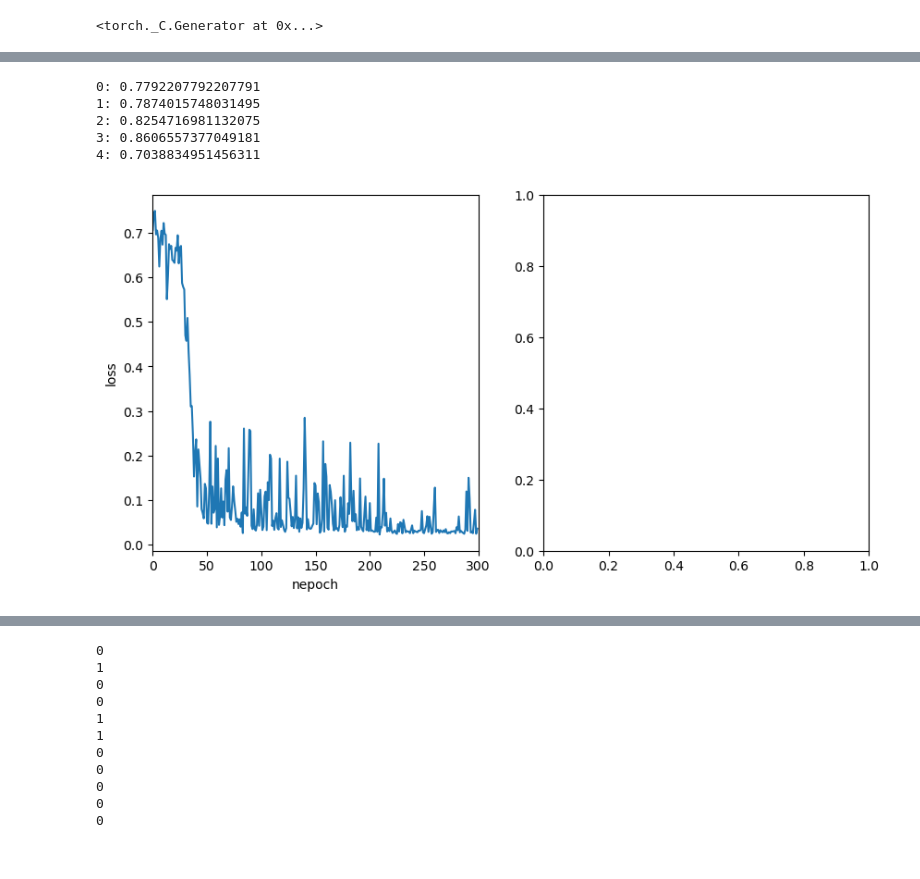
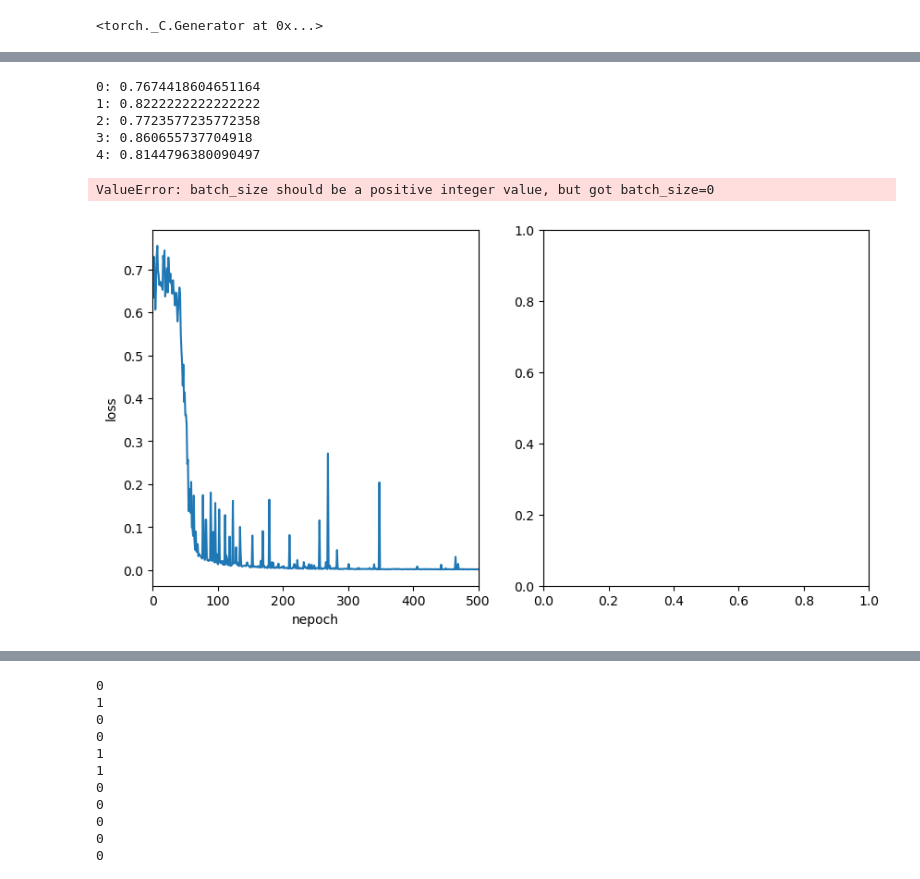
Before and after one commit to GardevoirX/CNS_drug_screening, a Jupyter notebook: develop.ipynb, the cells around one changed output, grey strips where cells are left out. Saved outputs shown, nothing was run; the diff lists cells and outputs as text; code cells hidden in the pictures.

```diff
--- a/develop.ipynb
+++ b/develop.ipynb
@@ -60,5 +60,5 @@ Now the shape is torch.Size([700, 2381])
 # %%
-total_epoch = 150
+total_epoch = 500
 for fold, (train_idx, val_idx) in enumerate(
     KFold(n_splits=5, shuffle=True).split(whole_dataset)
 ):
@@ -66,16 +66,19 @@ for fold, (train_idx, val_idx) in enumerate(
     fold_train_loader = DataLoader(fold_train, batch_size=32)
     fold_val = whole_dataset[val_idx]
     model = nn.Sequential(
-        nn.Linear(nfeatures, 2048),
+        nn.Linear(nfeatures, 3072),
+        nn.LayerNorm(3072),
+        nn.ReLU(),
+        nn.Dropout(0.8),
+        nn.Linear(3072, 2048),
         nn.LayerNorm(2048),
         nn.ReLU(),
-        nn.Dropout(0.8),
+        nn.Dropout(0.6),
         nn.Linear(2048, 1024),
         nn.LayerNorm(1024),
         nn.ReLU(),
         nn.Dropout(0.4),
         nn.Linear(1024, 512),
-        nn.LayerNorm(512),
         nn.ReLU(),
         nn.Dropout(0.4),
         nn.Linear(512, 128),
@@ -88,7 +91,7 @@ for fold, (train_idx, val_idx) in enumerate(
     model.to(device)
     loss_fn = nn.BCELoss()
     loss_fn.to(device)
-    optimizer = torch.optim.Adam(model.parameters(), lr=1e-4, weight_decay=1e-1)
+    optimizer = torch.optim.Adam(model.parameters(), lr=1e-4, weight_decay=1e-3)
     # scheduler = CosineAnnealingLR(optimizer, 50, eta_min=1e-20)
     scheduler = OneCycleLR(optimizer, max_lr=1e-4, epochs=total_epoch, steps_per_epoch=int(700 * 0.8 / 32) + 1, final_div_factor=1e6)
     model = train_mlp(model, loss_fn, optimizer, scheduler, fold_train_loader, total_epoch=total_epoch)
@@ -99,11 +102,11 @@ for fold, (train_idx, val_idx) in enumerate(
     y_pred[y_pred <= 0.5] = 0.
     print(f"{fold}: {fbeta_score(y_pred.detach().cpu().numpy(), fold_val[1], beta=2)}")
 # %% [output]
-0: 0.7792207792207791
-1: 0.7874015748031495
-2: 0.8254716981132075
-3: 0.8606557377049181
-4: 0.7038834951456311
+0: 0.7674418604651164
+1: 0.8222222222222222
+2: 0.7723577235772358
+3: 0.860655737704918
+4: 0.8144796380090497
 # %%
 train, validation = random_split(
     whole_dataset,
@@ -112,24 +115,30 @@ train, validation = random_split(
 )
 batch_size = 32
 train_loader = DataLoader(train, batch_size=batch_size)
-#validation_loader = DataLoader(validation, batch_size=len(validation))
+validation_loader = DataLoader(validation, batch_size=len(validation))
+# %% [output]
+ValueError: batch_size should be a positive integer value, but got batch_size=0
 # %%
 model = nn.Sequential(
-    nn.Linear(nfeatures, 2048),
+    nn.Linear(nfeatures, 3072),
+    nn.LayerNorm(3072),
+    nn.ReLU(),
+    nn.Dropout(0.8),
+    nn.Linear(3072, 2048),
     nn.LayerNorm(2048),
     nn.ReLU(),
-    nn.Dropout(0.8),
+    nn.Dropout(0.6),
     nn.Linear(2048, 1024),
     nn.LayerNorm(1024),
     nn.ReLU(),
-    nn.Dropout(0.4),
+    nn.Dropout(0.6),
     nn.Linear(1024, 512),
     nn.ReLU(),
     nn.Dropout(0.4),
     nn.Linear(512, 128),
     nn.LayerNorm(128),
     nn.ReLU(),
-    nn.Dropout(0.4),
+    nn.Dropout(0.2),
     nn.Linear(128, 1),
     nn.Sigmoid()
 )
@@ -138,49 +147,49 @@ loss_fn = nn.BCELoss()
 loss_fn.to(device)
 
 
-optimizer = torch.optim.Adam(model.parameters(), lr=1e-4, weight_decay=1e-1)
+optimizer = torch.optim.Adam(model.parameters(), lr=1e-4, weight_decay=1e-3)
 #scheduler = CosineAnnealingWarmRestarts(optimizer, 25, eta_min=1e-20)
-scheduler = OneCycleLR(optimizer, max_lr=1e-4, epochs=300, steps_per_epoch=int(700 / 32) +1, final_div_factor=1e6)
+scheduler = OneCycleLR(optimizer, max_lr=1e-4, epochs=500, steps_per_epoch=int(700 / 32) +1, final_div_factor=1e7)
 # %%
 model.train()
 train_losses = []
 val_x = []
 f2s = []
 
-total_epoch = 300
+total_epoch = 500
 for nepoch in range(total_epoch):
     for batch in train_loader:
         y_pred = model(batch[0])
         loss = loss_fn(y_pred, batch[1].to(device).reshape(-1, 1).float())
         optimizer.zero_grad()
         loss.backward()
         optimizer.step()
         scheduler.step()
     train_losses.append(loss.cpu().detach().numpy())
     # if nepoch % 10 == 0:
     #     model.eval()
     #     val_x.append(nepoch)
     #     for batch in validation_loader:
     #         y_pred = model(batch[0])
     #         y_pred[y_pred > 0.5] = 1.
     #         y_pred[y_pred <= 0.5] = 0.
     #         f2s.append(fbeta_score(y_pred.detach().cpu().numpy(), batch[1], beta=2))
     #     model.train()
     %matplotlib inline
     fig, ax = plt.subplots(1, 2, figsize=(10, 5))
     ax[0].plot(train_losses)
     ax[0].set_xlim((0, total_epoch))
     ax[0].set_xlabel("nepoch")
     ax[0].set_ylabel("loss")
     # ax[1].set_xlim((0, total_epoch))
     # ax[1].set_xlabel("nepoch")
     # ax[1].set_ylabel("f2_score")
     # ax[1].plot(val_x, f2s)
 
     plt.show()
     display.clear_output(wait=True)
 # %% [output]
-[figure, old version]
+[figure, new version]
 # %%
 model.eval()
 for batch in validation_loader:
```
Also changed, not shown: parts of 4 cells of this notebook, 2 other files.
